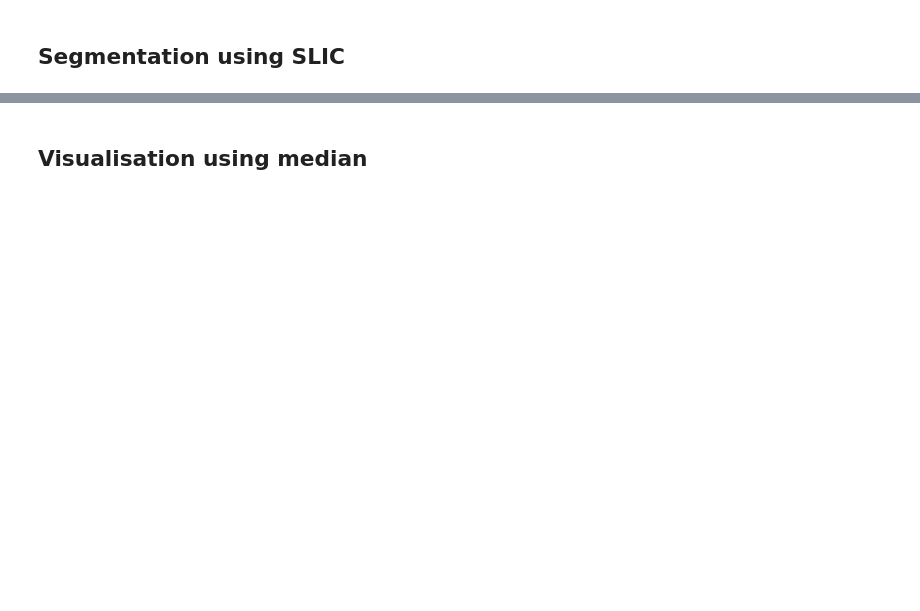
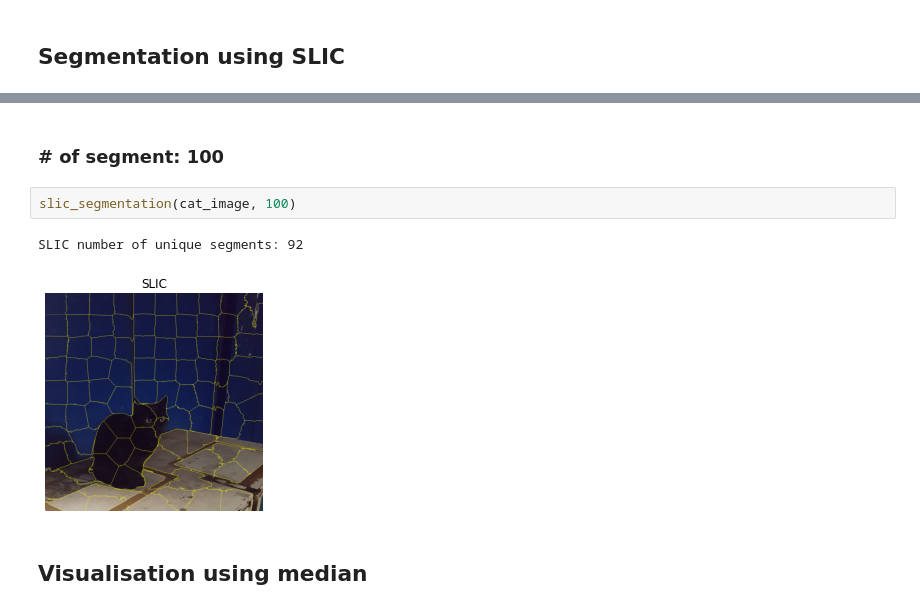
Before and after one commit to faisaladisoe/image-processing-lab, a Jupyter notebook: Lab 5/source code/Lab5_1906293184_MuhammadFaisalAdiSoesatyo.ipynb, the cells around one changed output, grey strips where cells are left out. Saved outputs shown, nothing was run; the diff lists cells and outputs as text; blank space fills up the shorter version.

```diff
--- a/Lab 5/source code/Lab5_1906293184_MuhammadFaisalAdiSoesatyo.ipynb
+++ b/Lab 5/source code/Lab5_1906293184_MuhammadFaisalAdiSoesatyo.ipynb
@@ -141,2 +174,9 @@ Berdasarkan hasil percobaan yang saya lakukan di atas, metode yang paling optimu
+# %% [markdown]
+### \# of segment: 100
+# %%
+slic_segmentation(cat_image, 100)
+# %% [output]
+SLIC number of unique segments: 92
+[figure, added]
 # %% [markdown]
 ## Visualisation using median
```
Also changed, not shown: parts of 33 cells of this notebook.
